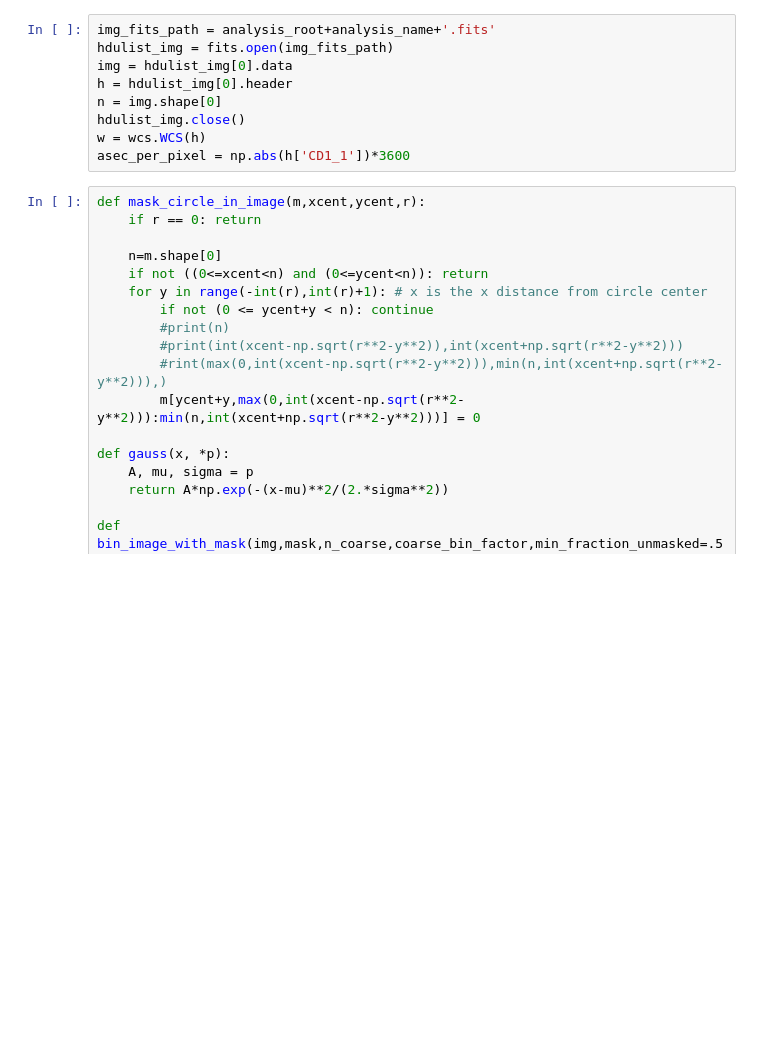
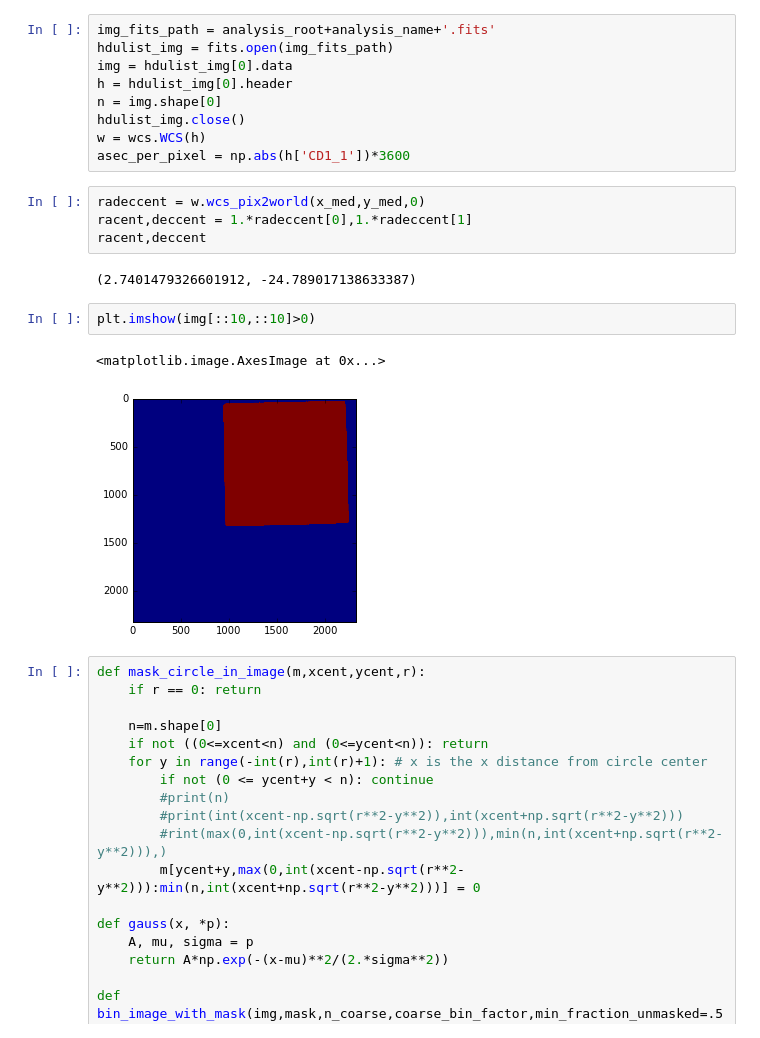
Before and after one commit to abrahamneben/21cmIRxcor, a Jupyter notebook: better_fg_masking_with_opt_pspec/big_foreground_masking_study.ipynb, the cells around one changed output. Drawn from its saved outputs; the diff is of its cells as text; blank space fills up the shorter version.

```diff
--- a/better_fg_masking_with_opt_pspec/big_foreground_masking_study.ipynb
+++ b/better_fg_masking_with_opt_pspec/big_foreground_masking_study.ipynb
@@ -72,6 +72,17 @@ n = img.shape[0]
 hdulist_img.close()
 w = wcs.WCS(h)
 asec_per_pixel = np.abs(h['CD1_1'])*3600
+# %%
+radeccent = w.wcs_pix2world(x_med,y_med,0)
+racent,deccent = 1.*radeccent[0],1.*radeccent[1]
+racent,deccent
+# %% [output]
+(2.7401479326601912, -24.789017138633387)
+# %%
+plt.imshow(img[::10,::10]>0)
+# %% [output]
+<matplotlib.image.AxesImage at 0x...>
+[figure, added]
 # %%
 def mask_circle_in_image(m,xcent,ycent,r):
     if r == 0: return
```
Also changed, not shown: parts of 12 cells of this notebook, 3 other files.
